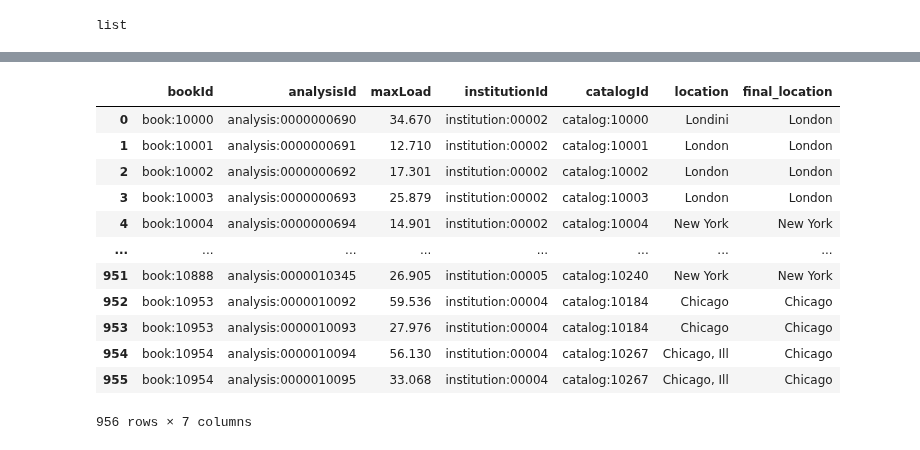
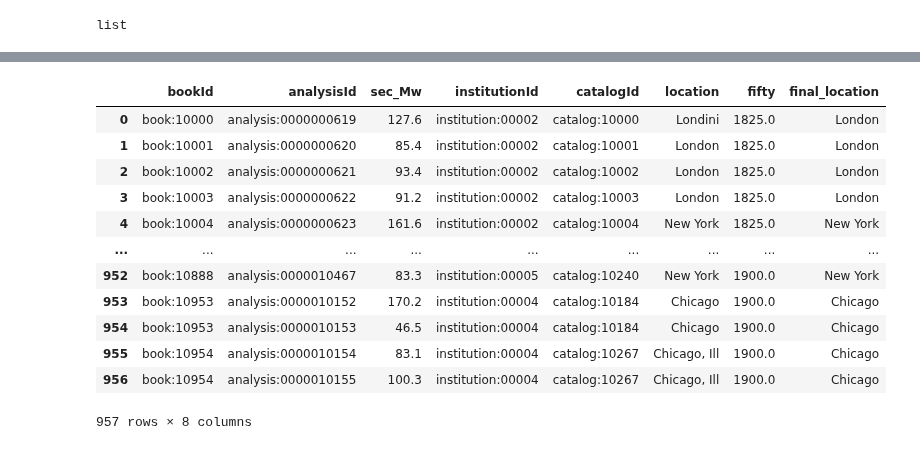
Before and after one commit to hujingc/umsi_loc_anc, a Jupyter notebook: location maxLoad.ipynb, the cells around one changed output, grey strips where cells are left out. Saved outputs shown, nothing was run; the diff lists cells and outputs as text; code cells hidden in the pictures.

```diff
--- a/location maxLoad.ipynb
+++ b/location maxLoad.ipynb
@@ -48,10 +48,10 @@ books = pd.DataFrame(book_data)
 # ph: pH
 # sec: 'sec_Mn','sec_Mw', 'sec_polyDisp'
 
-target_data = analyses[analyses['type']=='tensile'].dropna(axis=1, how='all').reset_index().drop(['index'], axis=1)
+target_data = analyses[analyses['type']=='sec'].dropna(axis=1, how='all').reset_index().drop(['index'], axis=1)
 target_data.rename(columns={'objectId':'bookId'}, inplace=True)
 
-target_frame = pd.concat(target_data['tensile'].apply(lambda x:json_normalize(x)).values.tolist()).reset_index().drop(['index'], axis=1)
+target_frame = pd.concat(target_data['sec'].apply(lambda x:json_normalize(x)).values.tolist()).reset_index().drop(['index'], axis=1)
 target=pd.concat([target_data[['bookId','analysisId']], target_frame], axis=1)
 # %%
 # extra processing to books and specify columns
@@ -59,10 +59,10 @@ books = books.rename(columns={'id':'bookId'})
 books.year = books.year.apply(lambda y: np.nan if y=='' else y)
 books['fifty']=books.year.apply(lambda y:float(y)//25*25)
 
-books_interest=books[['bookId','institutionId','catalogId','location']]
+books_interest=books[['bookId','institutionId','catalogId','location','fifty']]
 
 # specify columns of analysis dataframe
-analysis_interest = target[['bookId','analysisId','maxLoad']]
+analysis_interest = target[['bookId','analysisId','sec_Mw']]
 # %%
 # merge dataframes
 merged = analysis_interest.merge(books_interest, on='bookId')
@@ -85,24 +94,26 @@ merged.head()
 # %%
 multi=locations[['city','altNames']]
 searcher = dict(zip(multi.city, multi.altNames))
 def search(x):
+    if x=='London ':
+        return 'London'
     for item in searcher.items():
         if x in item[1]:
             return(item[0])
     return x
 merged['final_location']=merged.location.apply(search)
 merged
 # %% [output]
-|  | bookId | analysisId | maxLoad | institutionId | catalogId | location | final_location |
-| 0 | book:10000 | analysis:0000000690 | 34.670 | institution:00002 | catalog:10000 | Londini | London |
-| 1 | book:10001 | analysis:0000000691 | 12.710 | institution:00002 | catalog:10001 | London | London |
-| 2 | book:10002 | analysis:0000000692 | 17.301 | institution:00002 | catalog:10002 | London | London |
-| 3 | book:10003 | analysis:0000000693 | 25.879 | institution:00002 | catalog:10003 | London | London |
-| 4 | book:10004 | analysis:0000000694 | 14.901 | institution:00002 | catalog:10004 | New York | New York |
-| ... | ... | ... | ... | ... | ... | ... | ... |
-| 951 | book:10888 | analysis:0000010345 | 26.905 | institution:00005 | catalog:10240 | New York | New York |
-| 952 | book:10953 | analysis:0000010092 | 59.536 | institution:00004 | catalog:10184 | Chicago | Chicago |
-| 953 | book:10953 | analysis:0000010093 | 27.976 | institution:00004 | catalog:10184 | Chicago | Chicago |
-| 954 | book:10954 | analysis:0000010094 | 56.130 | institution:00004 | catalog:10267 | Chicago, Ill | Chicago |
-| 955 | book:10954 | analysis:0000010095 | 33.068 | institution:00004 | catalog:10267 | Chicago, Ill | Chicago |
+|  | bookId | analysisId | sec_Mw | institutionId | catalogId | location | fifty | final_location |
+| 0 | book:10000 | analysis:0000000619 | 127.6 | institution:00002 | catalog:10000 | Londini | 1825.0 | London |
+| 1 | book:10001 | analysis:0000000620 | 85.4 | institution:00002 | catalog:10001 | London | 1825.0 | London |
+| 2 | book:10002 | analysis:0000000621 | 93.4 | institution:00002 | catalog:10002 | London | 1825.0 | London |
+| 3 | book:10003 | analysis:0000000622 | 91.2 | institution:00002 | catalog:10003 | London | 1825.0 | London |
+| 4 | book:10004 | analysis:0000000623 | 161.6 | institution:00002 | catalog:10004 | New York | 1825.0 | New York |
+| ... | ... | ... | ... | ... | ... | ... | ... | ... |
+| 952 | book:10888 | analysis:0000010467 | 83.3 | institution:00005 | catalog:10240 | New York | 1900.0 | New York |
+| 953 | book:10953 | analysis:0000010152 | 170.2 | institution:00004 | catalog:10184 | Chicago | 1900.0 | Chicago |
+| 954 | book:10953 | analysis:0000010153 | 46.5 | institution:00004 | catalog:10184 | Chicago | 1900.0 | Chicago |
+| 955 | book:10954 | analysis:0000010154 | 83.1 | institution:00004 | catalog:10267 | Chicago, Ill | 1900.0 | Chicago |
+| 956 | book:10954 | analysis:0000010155 | 100.3 | institution:00004 | catalog:10267 | Chicago, Ill | 1900.0 | Chicago |
-956 rows × 7 columns
+957 rows × 8 columns
```
Also changed, not shown: parts of 5 cells of this notebook.
